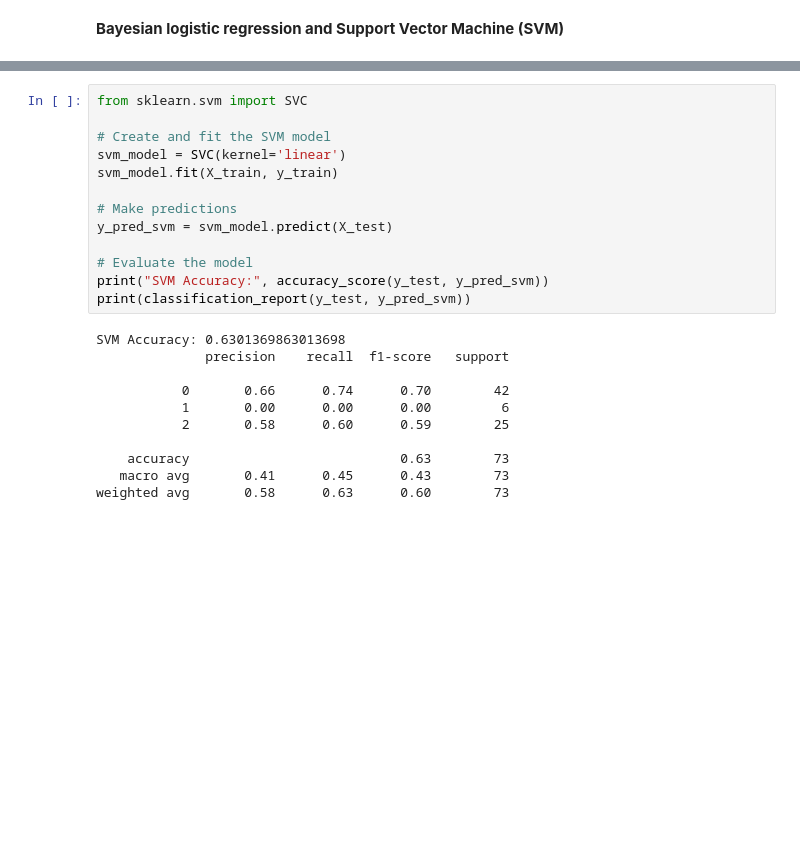
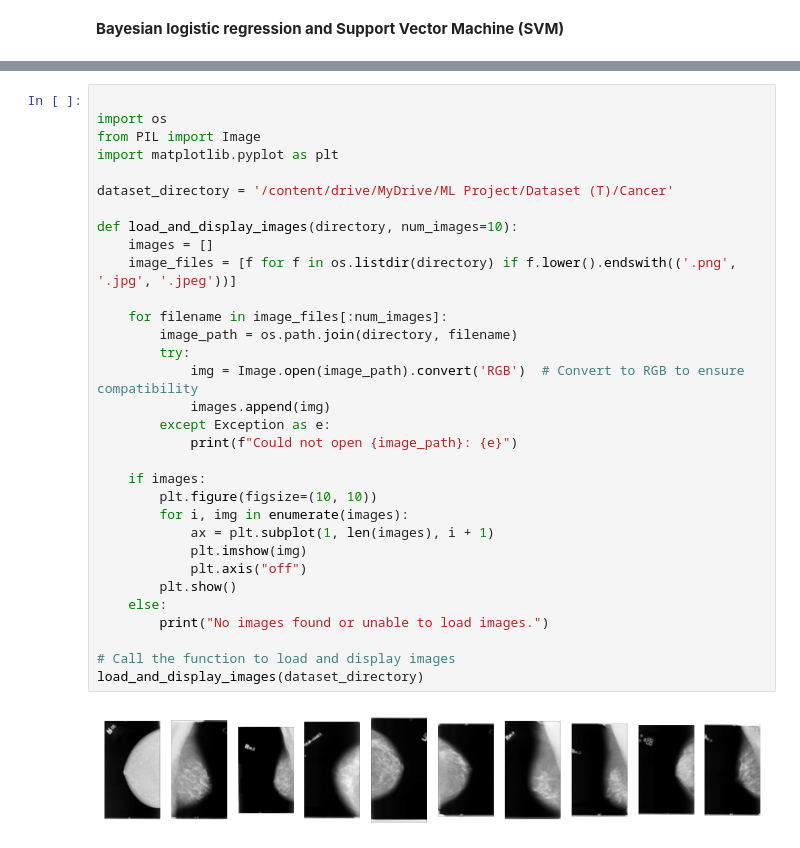
Before and after one commit to tj-mas04/Breast-Cancer-Detection-with-Radiological-Images_SVM, a Jupyter notebook: breast_cancer_detection_using_SVM_and_Radiological_Data.ipynb, the cells around one changed output, grey strips where cells are left out. Saved outputs shown, nothing was run; the diff lists cells and outputs as text; blank space fills up the shorter version.

```diff
--- a/breast_cancer_detection_using_SVM_and_Radiological_Data.ipynb
+++ b/breast_cancer_detection_using_SVM_and_Radiological_Data.ipynb
@@ -173,24 +132,34 @@ weighted avg       0.58      0.63      0.60        73
-# %%
-from sklearn.svm import SVC
-
-# Create and fit the SVM model
-svm_model = SVC(kernel='linear')
-svm_model.fit(X_train, y_train)
-
-# Make predictions
-y_pred_svm = svm_model.predict(X_test)
-
-# Evaluate the model
-print("SVM Accuracy:", accuracy_score(y_test, y_pred_svm))
-print(classification_report(y_test, y_pred_svm))
-# %% [output]
-SVM Accuracy: 0.6301369863013698
-              precision    recall  f1-score   support
-
-           0       0.66      0.74      0.70        42
-           1       0.00      0.00      0.00         6
-           2       0.58      0.60      0.59        25
-
-    accuracy                           0.63        73
-   macro avg       0.41      0.45      0.43        73
-weighted avg       0.58      0.63      0.60        73
+# %%
+
+import os
+from PIL import Image
+import matplotlib.pyplot as plt
+
+dataset_directory = '/content/drive/MyDrive/ML Project/Dataset (T)/Cancer'
+
+def load_and_display_images(directory, num_images=10):
+    images = []
+    image_files = [f for f in os.listdir(directory) if f.lower().endswith(('.png', '.jpg', '.jpeg'))]
+
+    for filename in image_files[:num_images]:
+        image_path = os.path.join(directory, filename)
+        try:
+            img = Image.open(image_path).convert('RGB')  # Convert to RGB to ensure compatibility
+            images.append(img)
+        except Exception as e:
+            print(f"Could not open {image_path}: {e}")
+
+    if images:
+        plt.figure(figsize=(10, 10))
+        for i, img in enumerate(images):
+            ax = plt.subplot(1, len(images), i + 1)
+            plt.imshow(img)
+            plt.axis("off")
+        plt.show()
+    else:
+        print("No images found or unable to load images.")
+
+# Call the function to load and display images
+load_and_display_images(dataset_directory)
+# %% [output]
+[figure, added]
```
Also changed, not shown: parts of 8 cells of this notebook.
